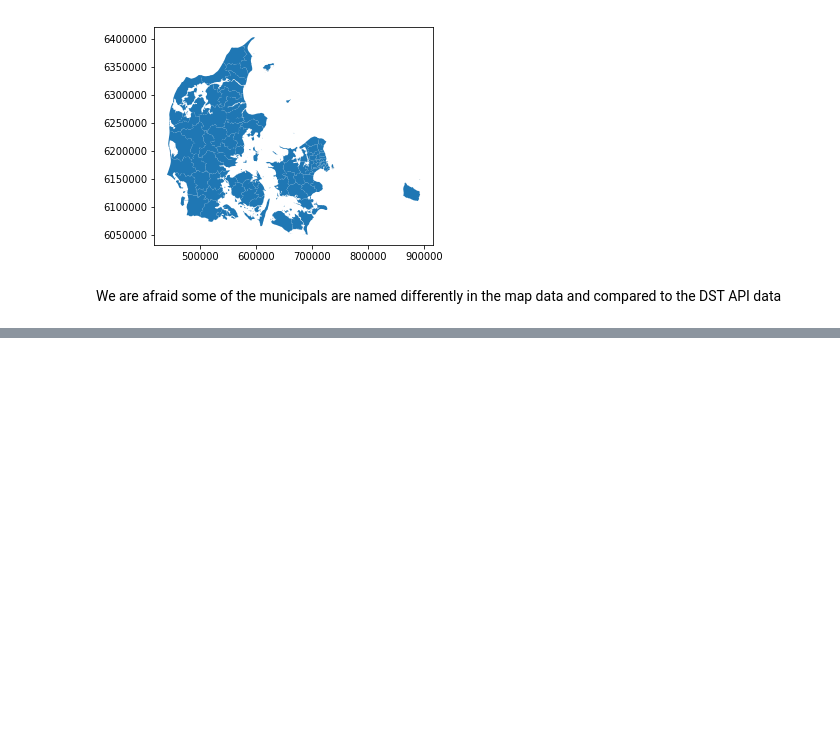
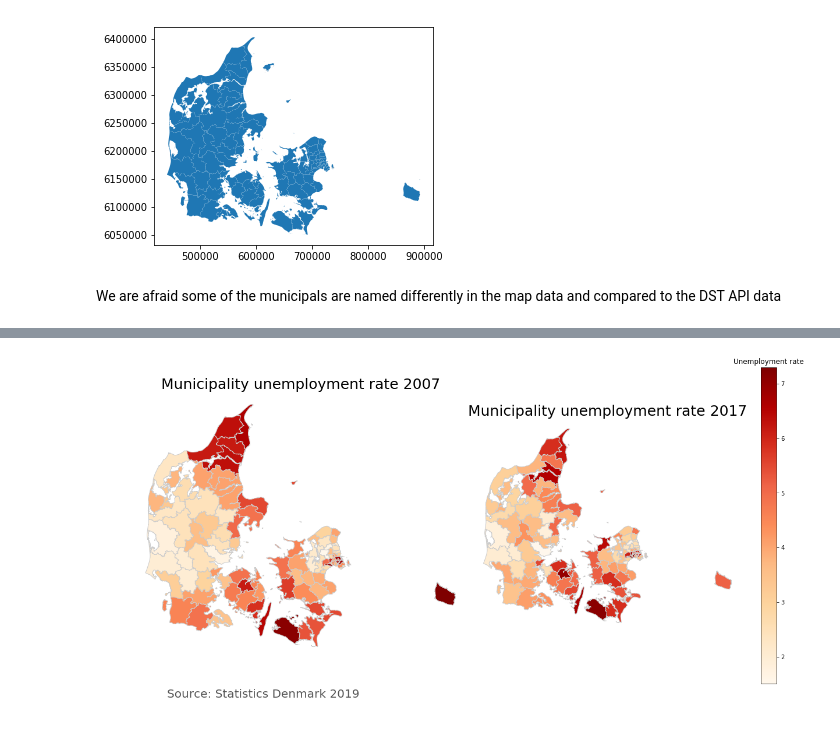
Before and after one commit to MathiasNymand/projects-2019-team-spirit, a Jupyter notebook: dataproject/dataproject22M.ipynb, the cells around one changed output, grey strips where cells are left out. Saved outputs shown, nothing was run; the diff lists cells and outputs as text; code cells hidden in the pictures; blank space fills up the shorter version.

```diff
--- a/dataproject/dataproject22M.ipynb
+++ b/dataproject/dataproject22M.ipynb
@@ -264,3 +465,54 @@ merged_data
+# %%
+# create figure, axes, size, remove whitespace and align the size of the figures in Matplotlib
+side_length = 10
+fig, (ax1, ax2) = plt.subplots(1, 2, figsize=(side_length * 2.1, side_length) , subplot_kw={'aspect': 1})
+fig.subplots_adjust(hspace=0.0, wspace=0.0)
+
+# We do not want axis to display values on our map - makes no sense
+ax1.axis('off')
+ax2.axis('off')
+
+# add a title for map 1 - fix the size of the text.
+ax1.set_title('Municipality unemployment rate 2007', \
+              fontdict={'fontsize': '25',
+                        'fontweight' : '3'})
+
+## The actual plot is created with our colour map being set equal to OrRd
+ax1=final_map.plot(column=VisVarUne07,  cmap='OrRd', ax=ax1, edgecolor='0.8')
+# Attempt to get two maps of equal size
+ax1.set_aspect('equal')
+
+# create an annotation for the  data source
+ax1.annotate('Source: Statistics Denmark 2019',
+           xy=(0.1, .08), xycoords='figure fraction',
+           horizontalalignment='left', verticalalignment='top',
+           fontsize=20, color='#555555')
+
+# add a title for map 2 - fix the size of the text.
+ax2.set_title('Municipality unemployment rate 2017', \
+              fontdict={'fontsize': '25',
+                        'fontweight' : '3'})
+
+## The actual second plot is created with our colour map being set equal to OrRd
+ax2=final_map.plot(column=VisVarUne17,  cmap='OrRd', ax=ax2, edgecolor='0.8')
+# Attempt to get two maps of equal size
+ax2.set_aspect('equal')
+
+## The color scale on the right is created in relation to the data with vmin and vmax. Same color theme.
+sm = plt.cm.ScalarMappable(cmap='OrRd', norm=plt.Normalize(vmin=vminUNE, vmax=vmaxUNE))
+
+# Empty array
+sm._A = []
+
+# Make a colour bar based on the color scale created above.
+cbar = fig.colorbar(sm)
+
+# Set a title for the color bar
+cbar.ax.set_title('Unemployment rate')
+
+plt.show()
+# %% [output]
+[figure, added]
 # %%
 # Laver ny variable for birth_rate index
 merged_data1 = merged_data.copy()
```
Also changed, not shown: parts of 37 cells of this notebook.
